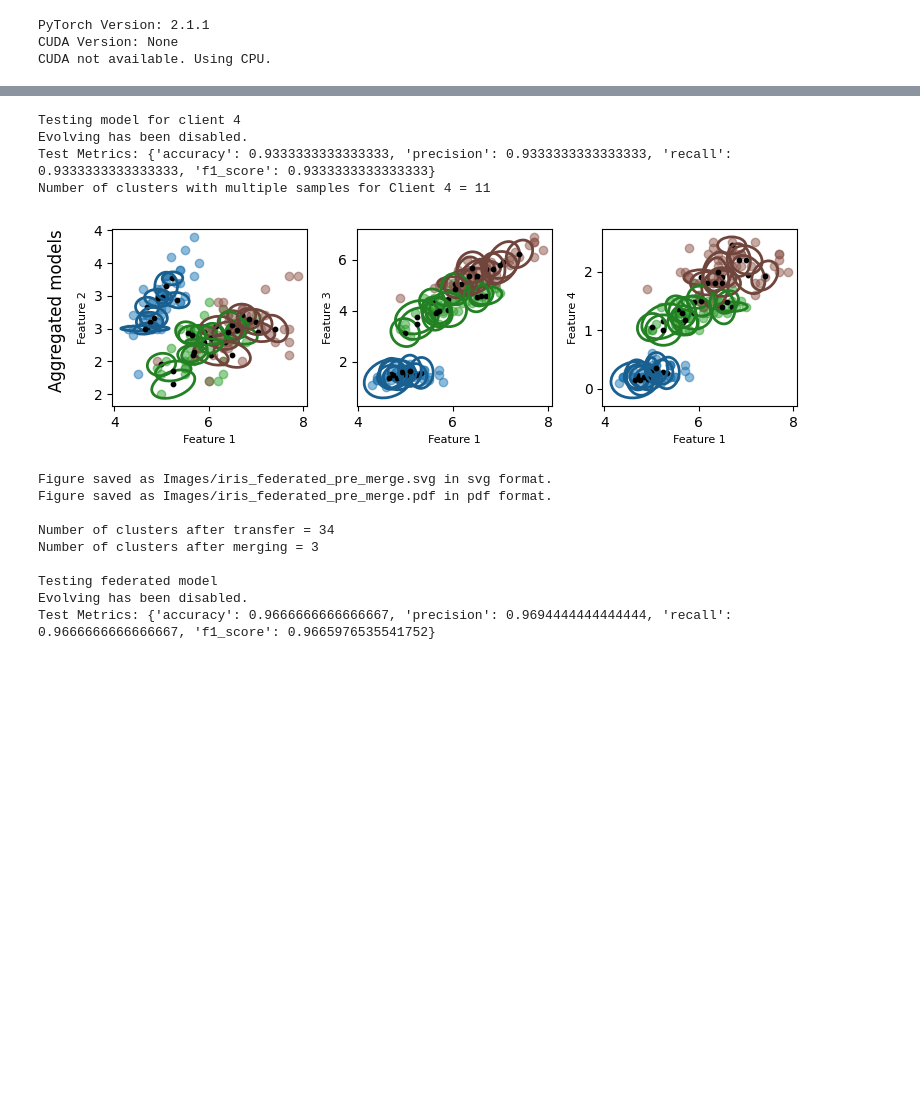
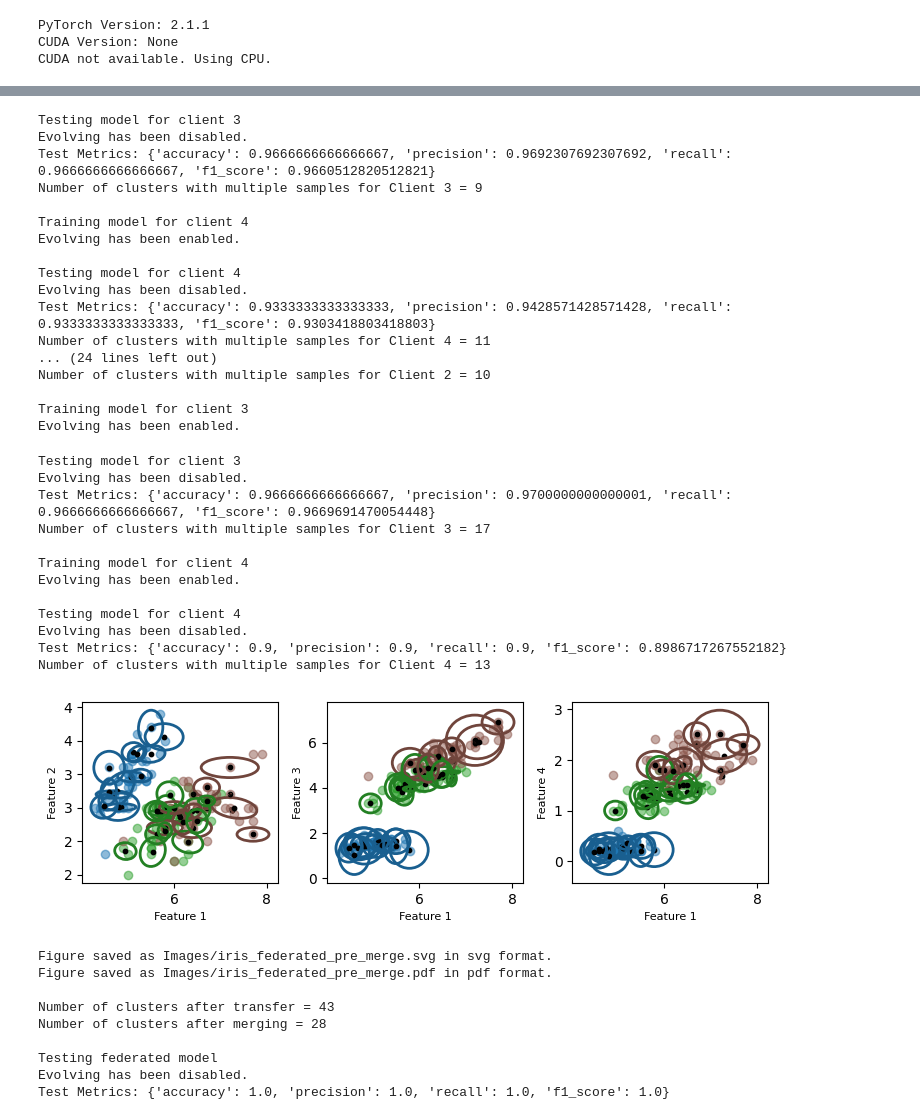
Before and after one commit to mihaozbot/eGAUSSp_Python, a Jupyter notebook: iris_experiment.ipynb, the cells around one changed output, grey strips where cells are left out. Saved outputs shown, nothing was run; the diff lists cells and outputs as text; code cells hidden in the pictures; blank space fills up the shorter version.

```diff
--- a/iris_experiment.ipynb
+++ b/iris_experiment.ipynb
@@ -27,7 +27,7 @@ print("CUDA not available. Using CPU.")
 local_model_params = {
     "feature_dim": 4,
     "num_classes": 3,
-    "kappa_n": 4,
+    "kappa_n": 2,
     "num_sigma": 2,
     "kappa_join": 1.0,
     "S_0": 1e-8,
@@ -37,7 +37,7 @@ local_model_params = {
 federated_model_params = {
     "feature_dim": 4,
     "num_classes": 3,
-    "kappa_n": 1,
+    "kappa_n": 2,
     "num_sigma": 2,
     "kappa_join": 1.5,
     "S_0": 1e-8,
@@ -111,7 +111,7 @@ for i_fold, (train_index, test_index) in enumerate(kf.split(iris.data)):
 
     #Plot the Aggregated model
     if i_fold == (num_splits-1):
-        fig = plot_first_feature_horizontal(all_data, model=federated_model, num_sigma=2, N_max=0, title="Aggregated models",format='%d')
+        fig = plot_first_feature_horizontal(all_data, model=federated_model, num_sigma=2, N_max=0, title="",format='%d')
         save_figure(fig, "Images/iris_federated_pre_merge.svg","svg")
         save_figure(fig, "Images/iris_federated_pre_merge.pdf","pdf")
 
@@ -216,18 +214,43 @@ Training model for client 4
 Evolving has been enabled.
+Testing model for client 3
+Evolving has been disabled.
+Test Metrics: {'accuracy': 0.9666666666666667, 'precision': 0.9692307692307692, 'recall': 0.9666666666666667, 'f1_score': 0.9660512820512821}
+Number of clusters with multiple samples for Client 3 = 9
+
+Training model for client 4
+Evolving has been enabled.
+
 Testing model for client 4
 Evolving has been disabled.
-Test Metrics: {'accuracy': 0.9333333333333333, 'precision': 0.9333333333333333, 'recall': 0.9333333333333333, 'f1_score': 0.9333333333333333}
+Test Metrics: {'accuracy': 0.9333333333333333, 'precision': 0.9428571428571428, 'recall': 0.9333333333333333, 'f1_score': 0.9303418803418803}
 Number of clusters with multiple samples for Client 4 = 11
+... (24 lines left out)
+Number of clusters with multiple samples for Client 2 = 10
+
+Training model for client 3
+Evolving has been enabled.
+Testing model for client 3
+Evolving has been disabled.
+Test Metrics: {'accuracy': 0.9666666666666667, 'precision': 0.9700000000000001, 'recall': 0.9666666666666667, 'f1_score': 0.9669691470054448}
+Number of clusters with multiple samples for Client 3 = 17
+
+Training model for client 4
+Evolving has been enabled.
+
+Testing model for client 4
+Evolving has been disabled.
+Test Metrics: {'accuracy': 0.9, 'precision': 0.9, 'recall': 0.9, 'f1_score': 0.8986717267552182}
+Number of clusters with multiple samples for Client 4 = 13
-[figure, old version]
+[figure, new version]
-Figure saved as Images/iris_federated_pre_merge.svg in svg format.
-Figure saved as Images/iris_federated_pre_merge.pdf in pdf format.
-
-Number of clusters after transfer = 34
-Number of clusters after merging = 3
-
-Testing federated model
-Evolving has been disabled.
-Test Metrics: {'accuracy': 0.9666666666666667, 'precision': 0.9694444444444444, 'recall': 0.9666666666666667, 'f1_score': 0.9665976535541752}
+Figure saved as Images/iris_federated_pre_merge.svg in svg format.
+Figure saved as Images/iris_federated_pre_merge.pdf in pdf format.
+
+Number of clusters after transfer = 43
+Number of clusters after merging = 28
+
+Testing federated model
+Evolving has been disabled.
+Test Metrics: {'accuracy': 1.0, 'precision': 1.0, 'recall': 1.0, 'f1_score': 1.0}
 # %%
 # Calculate the average samples per class for each client
 average_samples_per_class_per_client = np.mean(samples_per_class_per_client, axis=2)
```
Also changed, not shown: parts of 7 cells of this notebook, 12 other files.
